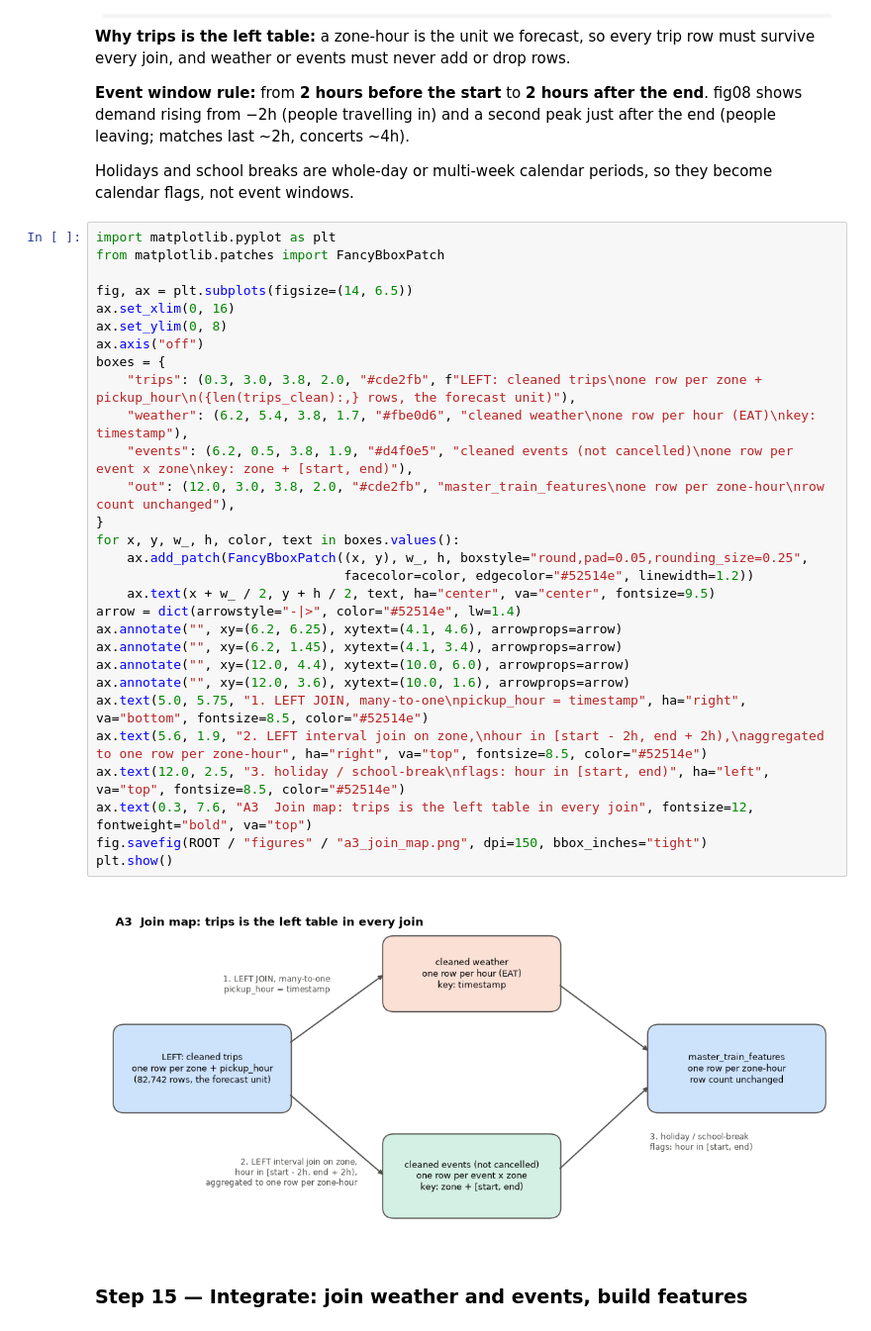
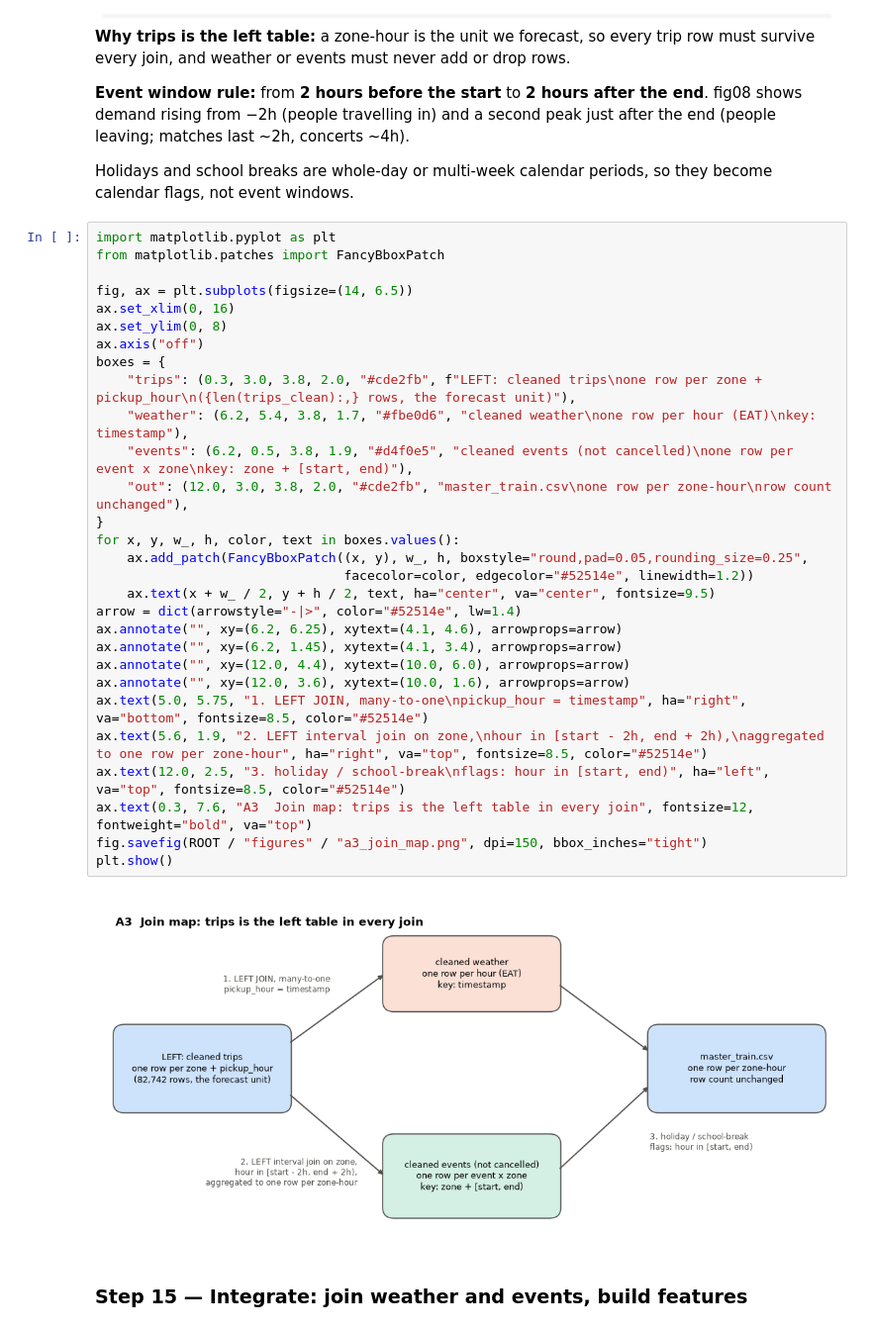
Before and after one commit to Zakira-Abdurahman/flow_code, a Jupyter notebook: notebooks/01_cleaning_and_integration.ipynb, the cells around one changed output. Shown at 99% size. Saved outputs shown, nothing was run; the diff lists cells and outputs as text.

```diff
--- a/notebooks/01_cleaning_and_integration.ipynb
+++ b/notebooks/01_cleaning_and_integration.ipynb
@@ -941,34 +940,34 @@ Holidays and school breaks are whole-day or multi-week calendar periods, so they
 # %%
 import matplotlib.pyplot as plt
 from matplotlib.patches import FancyBboxPatch
 
 fig, ax = plt.subplots(figsize=(14, 6.5))
 ax.set_xlim(0, 16)
 ax.set_ylim(0, 8)
 ax.axis("off")
 boxes = {
     "trips": (0.3, 3.0, 3.8, 2.0, "#cde2fb", f"LEFT: cleaned trips\none row per zone + pickup_hour\n({len(trips_clean):,} rows, the forecast unit)"),
     "weather": (6.2, 5.4, 3.8, 1.7, "#fbe0d6", "cleaned weather\none row per hour (EAT)\nkey: timestamp"),
     "events": (6.2, 0.5, 3.8, 1.9, "#d4f0e5", "cleaned events (not cancelled)\none row per event x zone\nkey: zone + [start, end)"),
-    "out": (12.0, 3.0, 3.8, 2.0, "#cde2fb", "master_train_features\none row per zone-hour\nrow count unchanged"),
+    "out": (12.0, 3.0, 3.8, 2.0, "#cde2fb", "master_train.csv\none row per zone-hour\nrow count unchanged"),
 }
 for x, y, w_, h, color, text in boxes.values():
     ax.add_patch(FancyBboxPatch((x, y), w_, h, boxstyle="round,pad=0.05,rounding_size=0.25",
                                 facecolor=color, edgecolor="#52514e", linewidth=1.2))
     ax.text(x + w_ / 2, y + h / 2, text, ha="center", va="center", fontsize=9.5)
 arrow = dict(arrowstyle="-|>", color="#52514e", lw=1.4)
 ax.annotate("", xy=(6.2, 6.25), xytext=(4.1, 4.6), arrowprops=arrow)
 ax.annotate("", xy=(6.2, 1.45), xytext=(4.1, 3.4), arrowprops=arrow)
 ax.annotate("", xy=(12.0, 4.4), xytext=(10.0, 6.0), arrowprops=arrow)
 ax.annotate("", xy=(12.0, 3.6), xytext=(10.0, 1.6), arrowprops=arrow)
 ax.text(5.0, 5.75, "1. LEFT JOIN, many-to-one\npickup_hour = timestamp", ha="right", va="bottom", fontsize=8.5, color="#52514e")
 ax.text(5.6, 1.9, "2. LEFT interval join on zone,\nhour in [start - 2h, end + 2h),\naggregated to one row per zone-hour", ha="right", va="top", fontsize=8.5, color="#52514e")
 ax.text(12.0, 2.5, "3. holiday / school-break\nflags: hour in [start, end)", ha="left", va="top", fontsize=8.5, color="#52514e")
 ax.text(0.3, 7.6, "A3  Join map: trips is the left table in every join", fontsize=12, fontweight="bold", va="top")
 fig.savefig(ROOT / "figures" / "a3_join_map.png", dpi=150, bbox_inches="tight")
 plt.show()
 # %% [output]
-[figure, old version]
+[figure, new version]
 # %% [markdown]
 ### Step 15 — Integrate: join weather and events, build features
 # %%
```
Also changed, not shown: parts of 12 cells of this notebook, 1 other file.
